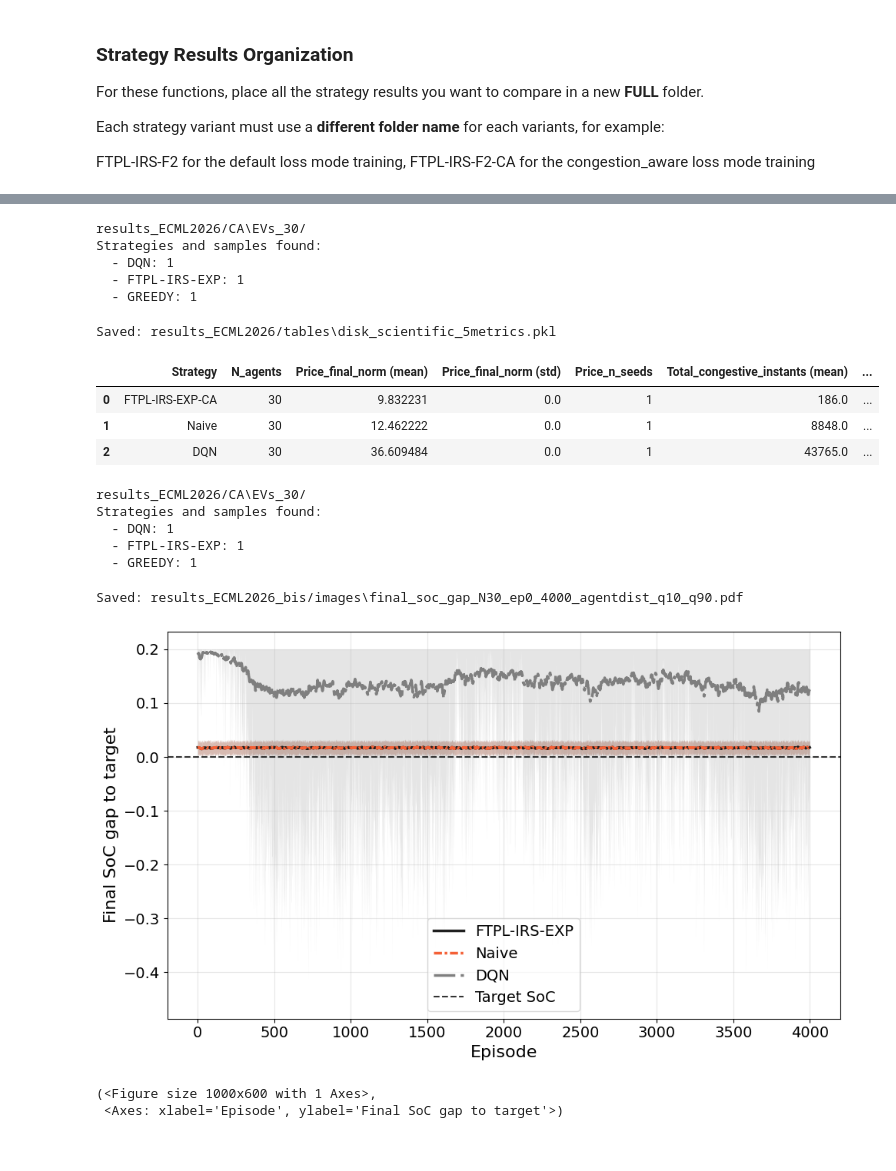
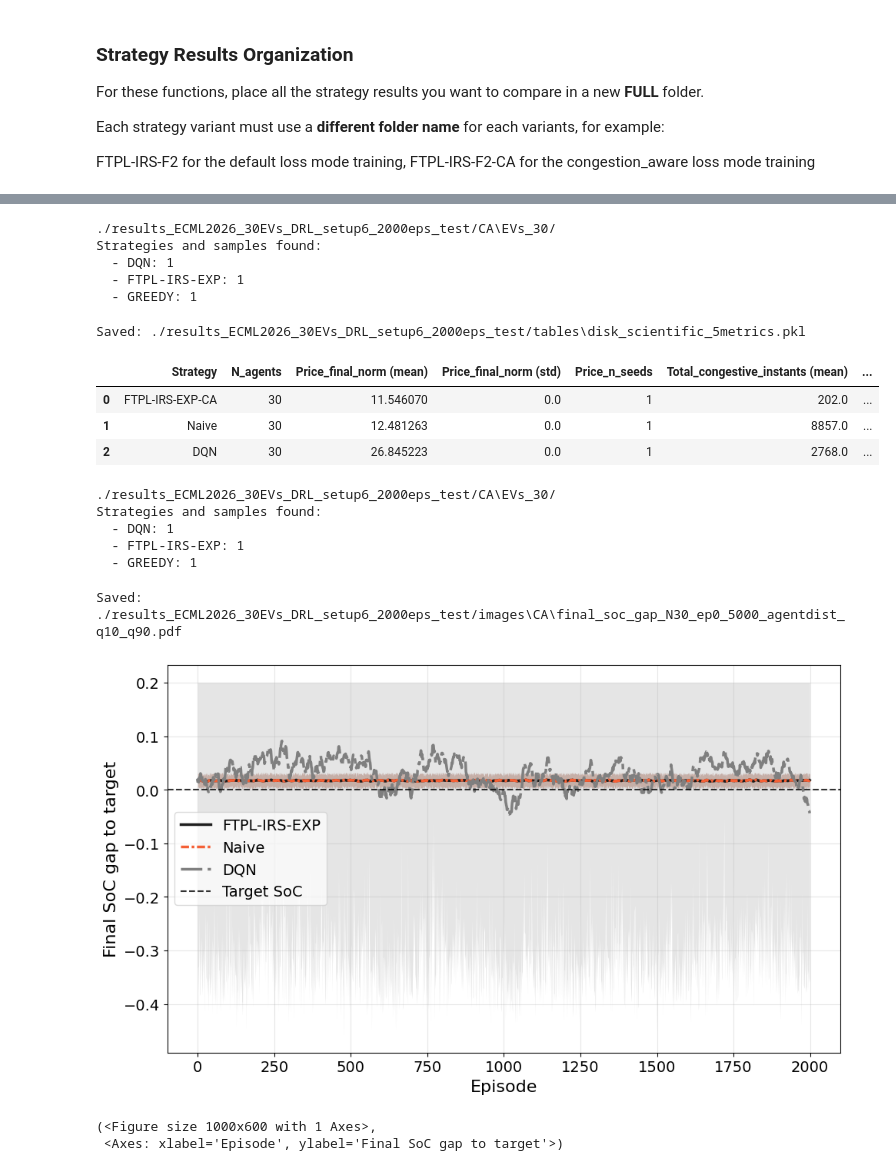
Before and after one commit to yaju1995/ecml2026, a Jupyter notebook: simulation/results_analysis-CA.ipynb, the cells around one changed output, grey strips where cells are left out. Saved outputs shown, nothing was run; the diff lists cells and outputs as text; code cells hidden in the pictures.

```diff
--- a/simulation/results_analysis-CA.ipynb
+++ b/simulation/results_analysis-CA.ipynb
@@ -21,9 +21,9 @@ Strategy.register("GREEDY", Baseline)
 Strategy.register("EV_DRL", DRL)
 # add drl
 
-
-base_path = "./results_ECML2026/"
-strategies_and_samples_dict = find_strategies_and_samples(base_path, verbose=True)
+# Base directory for this experiment
+BASE_PATH = "./results_ECML2026_30EVs_DRL_setup6_2000eps_test/"
+strategies_and_samples_dict = find_strategies_and_samples(BASE_PATH, verbose=True)
 # %% [output]
 Strategies and samples found:
   - CA: 1
@@ -32,5 +32,13 @@ Strategies and samples found:
   - tables: 2
 # %% [markdown]
 ## Load all results
+# %%
+# Subdirectories
+RESULT_PATH = os.path.join(BASE_PATH, "CA")
+SAVE_PATH   = os.path.join(BASE_PATH, "images", "CA")
+TABLE_PATH = os.path.join(BASE_PATH, "tables")
+# Ensure all required directories exist
+for path in [BASE_PATH, RESULT_PATH, SAVE_PATH,TABLE_PATH]:
+    os.makedirs(path, exist_ok=True)
 # %%
 cmp = StrategyComparison(
@@ -126,60 +130,61 @@ Saved: results_ECML2026_bis/images\congestion_frequency_N30_days0_5000_roll20_st
  <Axes: xlabel='episode', ylabel='congestion frequency'>)
 # %%
 cmp = StrategyComparison(
-    path="results_ECML2026/CA",
+    path=RESULT_PATH,
     n_agents=30,
     verbose=True,
 )
 
 import os, gc
 import numpy as np
 
 
 
 df = cmp.compute_old_metrics_scientific_table_from_disk(
     naive_strategy="GREEDY",
     optimal_strategy="MILP_Price_Forecast",
     price_day_start=0,
     price_day_end=None,
     cong_day_start=0,
     cong_day_end=1459,
-    save_dir="results_ECML2026/tables",
+    save_dir=TABLE_PATH,
     filename="disk_scientific_5metrics.pkl",
 )
 
 display(df)
 # %% [output]
-results_ECML2026/CA\EVs_30/
+./results_ECML2026_30EVs_DRL_setup6_2000eps_test/CA\EVs_30/
 Strategies and samples found:
   - DQN: 1
   - FTPL-IRS-EXP: 1
   - GREEDY: 1
-Saved: results_ECML2026/tables\disk_scientific_5metrics.pkl
+Saved: ./results_ECML2026_30EVs_DRL_setup6_2000eps_test/tables\disk_scientific_5metrics.pkl
 |  | Strategy | N_agents | Price_final_norm (mean) | Price_final_norm (std) | Price_n_seeds | Total_congestive_instants (mean) | ... |
-| 0 | FTPL-IRS-EXP-CA | 30 | 9.832231 | 0.0 | 1 | 186.0 | ... |
-| 1 | Naive | 30 | 12.462222 | 0.0 | 1 | 8848.0 | ... |
-| 2 | DQN | 30 | 36.609484 | 0.0 | 1 | 43765.0 | ... |
+| 0 | FTPL-IRS-EXP-CA | 30 | 11.546070 | 0.0 | 1 | 202.0 | ... |
+| 1 | Naive | 30 | 12.481263 | 0.0 | 1 | 8857.0 | ... |
+| 2 | DQN | 30 | 26.845223 | 0.0 | 1 | 2768.0 | ... |
 # %%
 cmp = StrategyComparison(
-    path="results_ECML2026/CA",
+    path=RESULT_PATH,
     n_agents=30,
     verbose=True,
 )
 
 cmp.plot_final_soc_gap_from_disk(
     episode_start=0,
-    episode_end=4000,
+    episode_end=5000,
     window_size=10,
     band="quantile",
     aggregate_agents=False,
+    save_path=SAVE_PATH
 )
 # %% [output]
-results_ECML2026/CA\EVs_30/
+./results_ECML2026_30EVs_DRL_setup6_2000eps_test/CA\EVs_30/
 Strategies and samples found:
   - DQN: 1
   - FTPL-IRS-EXP: 1
   - GREEDY: 1
-Saved: results_ECML2026_bis/images\final_soc_gap_N30_ep0_4000_agentdist_q10_q90.pdf
+Saved: ./results_ECML2026_30EVs_DRL_setup6_2000eps_test/images\CA\final_soc_gap_N30_ep0_5000_agentdist_q10_q90.pdf
-[figure, old version]
+[figure, new version]
 (<Figure size 1000x600 with 1 Axes>,
  <Axes: xlabel='Episode', ylabel='Final SoC gap to target'>)
```
Also changed, not shown: parts of 4 cells of this notebook, 15 other files.
